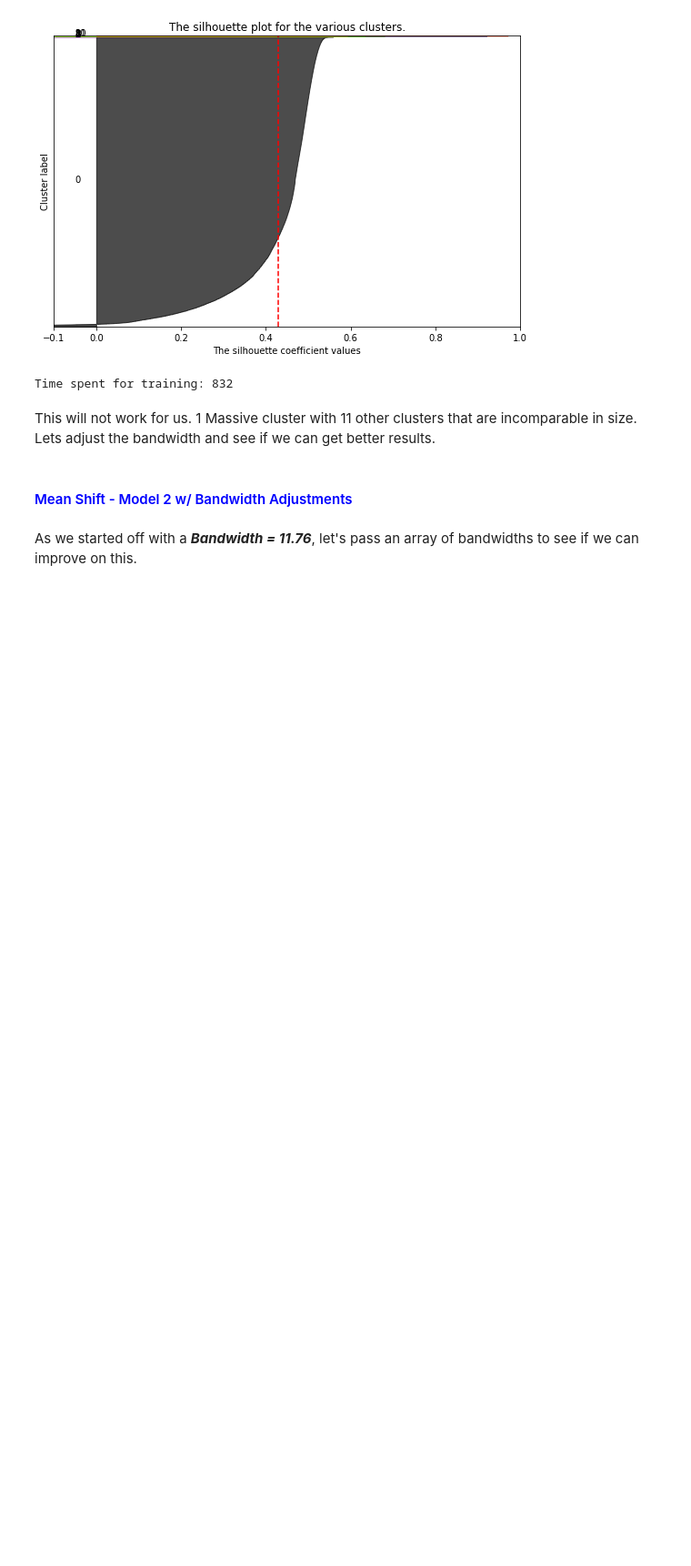
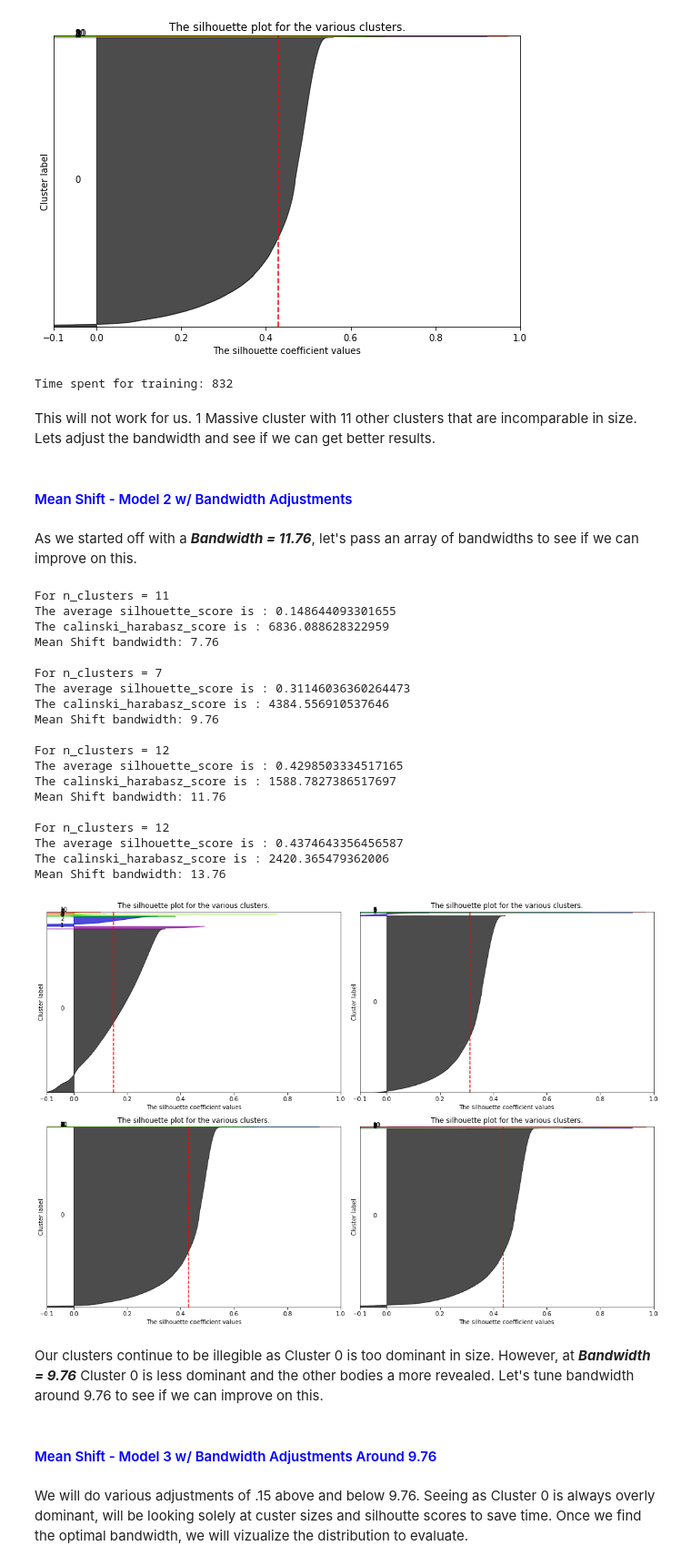
Before and after one commit to dangoML/Project-Portfolio, a Jupyter notebook: KKBox Customer Segmentation Analysis/KKBox Segmentation - Part 1.B - Mean Shift Clustering.ipynb, the cells around one changed output. Shown at 91% size. Cells and saved outputs as stored; diff of their text form; code cells hidden in the pictures; blank space fills up the shorter version.

```diff
--- a/KKBox Customer Segmentation Analysis/KKBox Segmentation - Part 1.B - Mean Shift Clustering.ipynb
+++ b/KKBox Customer Segmentation Analysis/KKBox Segmentation - Part 1.B - Mean Shift Clustering.ipynb
@@ -191,7 +191,7 @@ This will not work for us. 1 Massive cluster with 11 other clusters that are inc
 As we started off with a ***Bandwidth = 11.76***, let's pass an array of bandwidths to see if we can improve on this.
 # %%
 plt.figure(figsize=(15,15))
-for i, band in enumerate([1.76, 3.76, 5.76, 7.76, 9.76, 11.76, 13.76]):
+for i, band in enumerate([7.76, 9.76, 11.76, 13.76]):
 
     ## Cluster Calculation ##
 
@@ -240,30 +240,51 @@ for i, band in enumerate([1.76, 3.76, 5.76, 7.76, 9.76, 11.76, 13.76]):
 
         ith_cluster_silhouette_values.sort()
 
         size_cluster_i = ith_cluster_silhouette_values.shape[0]
         y_upper = y_lower + size_cluster_i
 
         color = cm.nipy_spectral(float(i) / n_clusters_)
         plt.fill_betweenx(np.arange(y_lower, y_upper),
                           0, ith_cluster_silhouette_values,
                           facecolor=color, edgecolor=color, alpha=0.7)
 
         # Label the silhouette plots with their cluster numbers at the middle
         plt.text(-0.05, y_lower + 0.5 * size_cluster_i, str(i))
 
         # Compute the new y_lower for next plot
         y_lower = y_upper + 10  # 10 for the 0 samples
 
     plt.title("The silhouette plot for the various clusters.")
     plt.xlabel("The silhouette coefficient values")
     plt.ylabel("Cluster label")
 
 
     # The vertical line for average silhouette score of all the values
     plt.axvline(x=silhouette_avg, color="red", linestyle="--")
 
     plt.yticks([])  # Clear the yaxis labels / ticks
     plt.xticks([-0.1, 0, 0.2, 0.4, 0.6, 0.8, 1])
 
 plt.tight_layout()
 plt.show()
+# %% [output]
+For n_clusters = 11
+The average silhouette_score is : 0.148644093301655
+The calinski_harabasz_score is : 6836.088628322959
+Mean Shift bandwidth: 7.76
+
+For n_clusters = 7
+The average silhouette_score is : 0.31146036360264473
+The calinski_harabasz_score is : 4384.556910537646
+Mean Shift bandwidth: 9.76
+
+For n_clusters = 12
+The average silhouette_score is : 0.4298503334517165
+The calinski_harabasz_score is : 1588.7827386517697
+Mean Shift bandwidth: 11.76
+
+For n_clusters = 12
+The average silhouette_score is : 0.4374643356456587
+The calinski_harabasz_score is : 2420.365479362006
+Mean Shift bandwidth: 13.76
+[figure, added]
@@ -271,0 +291,6 @@ plt.show()
+# %% [markdown]
+Our clusters continue to be illegible as Cluster 0 is too dominant in size. However, at ***Bandwidth = 9.76*** Cluster 0 is less dominant and the other bodies a more revealed. Let's tune bandwidth around 9.76 to see if we can improve on this.
+# %% [markdown]
+#### <font color=blue>Mean Shift - Model 3 w/ Bandwidth Adjustments Around 9.76</font>
+# %% [markdown]
+We will do various adjustments of .15 above and below 9.76. Seeing as Cluster 0 is always overly dominant, will be looking solely at custer sizes and silhoutte scores to save time. Once we find the optimal bandwidth, we will vizualize the distribution to evaluate.
```
Also changed, not shown: parts of 2 cells of this notebook, 1 other file.
